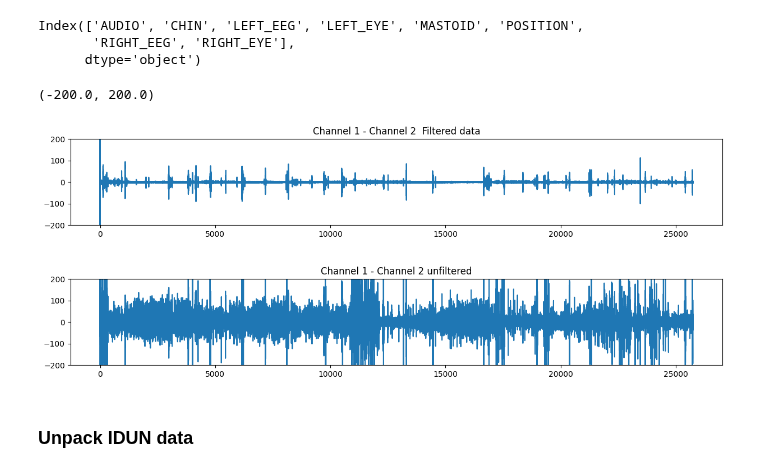
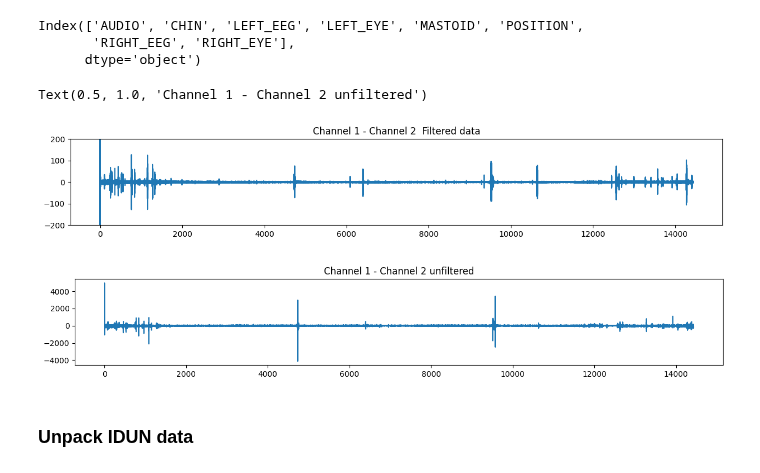
Before and after one commit to iduntech/idn-sync-data, a Jupyter notebook: sync_main.ipynb, the cells around one changed output. Saved outputs shown, nothing was run; the diff lists cells and outputs as text; code cells hidden in the pictures.

```diff
--- a/sync_main.ipynb
+++ b/sync_main.ipynb
@@ -50,39 +76,42 @@ Reading 0 ... 3088799  =      0.000 ... 25739.992 secs...
 # %% [markdown]
 ### Unpack prodigy data
 # %%
-prodigy_base_data_df, prodigy_filtered_data_rs, resampled_times = prepare_prodigy_data(
-    prodigy_raw_data, config
-) # TODO: Make input to be a dataframe, to prodigy and full scalp converson to dataframe beforehand
+comparisoneeg_data,comparisoneeg_channel_names = convert_data_to_array(comparisoneeg_raw_data,file_extention)
+
+comparisoneeg_base_data_df, comparisoneeg_filtered_data_rs, resampled_times = prepare_comparisoneeg_data(
+    comparisoneeg_data, config
+)
 pr_freqs_rs, pr_fft_rs = prepare_fft(
-    prodigy_filtered_data_rs,
+    comparisoneeg_filtered_data_rs,
     config.FILTER_RANGE[0] - 5,
     config.FILTER_RANGE[1] + 5,
     config.BASE_SAMPLE_RATE,
 )
 # print columns of the dataframe
-print(prodigy_base_data_df.columns)
+print(comparisoneeg_base_data_df.columns)
 # %% [output]
 Index(['AUDIO', 'CHIN', 'LEFT_EEG', 'LEFT_EYE', 'MASTOID', 'POSITION',
        'RIGHT_EEG', 'RIGHT_EYE'],
       dtype='object')
 # %%
+
 plt.figure(figsize=(15, 2))
-plt.plot(resampled_times, prodigy_filtered_data_rs)
+plt.plot(resampled_times, comparisoneeg_filtered_data_rs)
 plt.title("Channel 1 - Channel 2  Filtered data")
 plt.ylim(-200, 200)
 # Plot the fft of the data
 plt.figure(figsize=(15, 2))
 plt.plot(
     resampled_times,
-    (prodigy_base_data_df[config.CHANNEL_1] - prodigy_base_data_df[config.CHANNEL_2])
-    * 1000000,
+    (comparisoneeg_base_data_df[channel_1_key] - comparisoneeg_base_data_df[channel_2_key])
+    * scale_factor,
 )
 plt.title("Channel 1 - Channel 2 unfiltered")
-plt.ylim(-200, 200)
+#plt.ylim(-200, 200)
 # %% [output]
-(-200.0, 200.0)
+Text(0.5, 1.0, 'Channel 1 - Channel 2 unfiltered')
-[figure, old version]
+[figure, new version]
-[figure, old version]
+[figure, new version]
 # %% [markdown]
 ### Unpack IDUN data
 # %%
```
Also changed, not shown: parts of 46 cells of this notebook, 3 other files.
